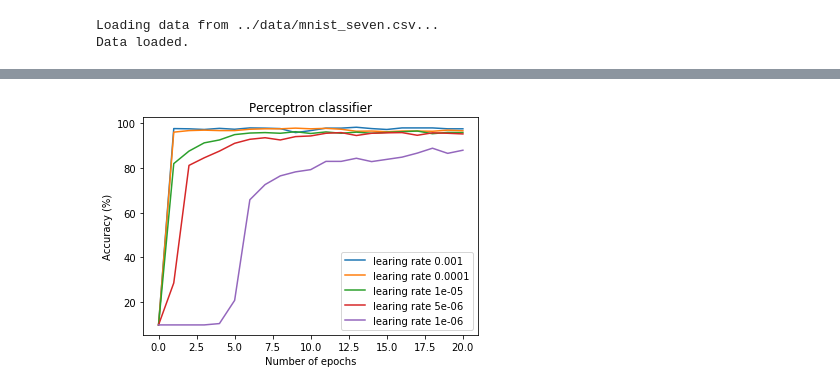
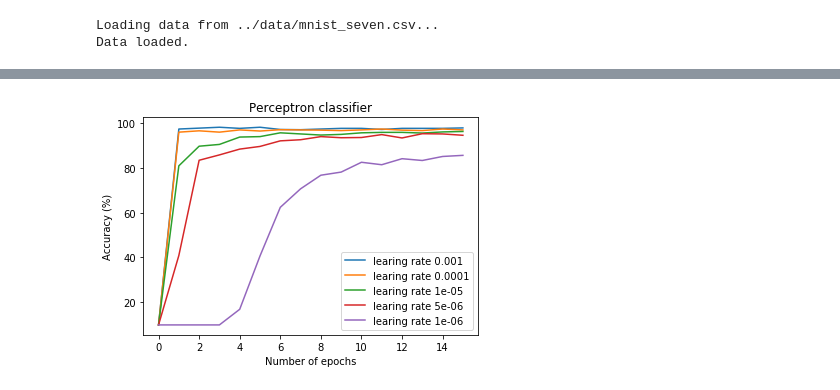
Before and after one commit to zarinBrina/NNPraktikum, a Jupyter notebook: src/perceptron.ipynb, the cells around one changed output, grey strips where cells are left out. Cells and saved outputs as stored; diff of their text form; code cells hidden in the pictures.

```diff
--- a/src/perceptron.ipynb
+++ b/src/perceptron.ipynb
@@ -24,15 +30,16 @@ Data loaded.
 # %%
-from matplotlib import pyplot
+%matplotlib inline
+from matplotlib import pyplot as plt
 
 a_values = (0.001, 0.0001, 0.00001, 0.000005, 0.000001)
-x = list(range(21))
+x = list(range(16))
 for a in a_values:
     y = [evaluate_perceptron(a, xi) for xi in x]
-    pyplot.plot(x, y, label="learing rate {}".format(a))
-pyplot.legend()
-pyplot.title("Perceptron classifier")
-pyplot.xlabel('Number of epochs')
-pyplot.ylabel('Accuracy (%)')
-pyplot.show()
+    plt.plot(x, y, label="learing rate {}".format(a))
+plt.legend()
+plt.title("Perceptron classifier")
+plt.xlabel('Number of epochs')
+plt.ylabel('Accuracy (%)')
+plt.show()
 # %% [output]
-[figure, old version]
+[figure, new version]
```
Also changed, not shown: parts of 6 cells of this notebook.
